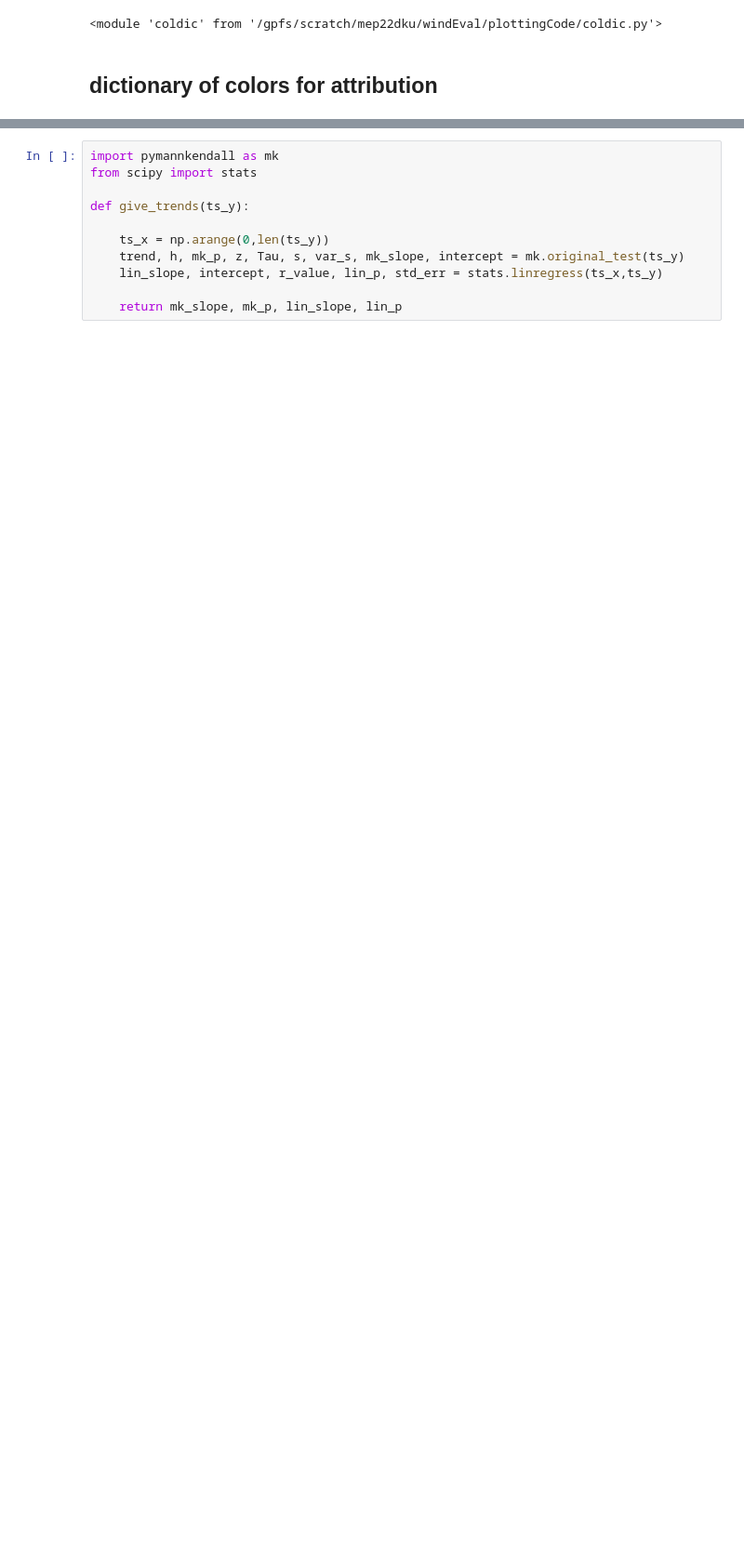
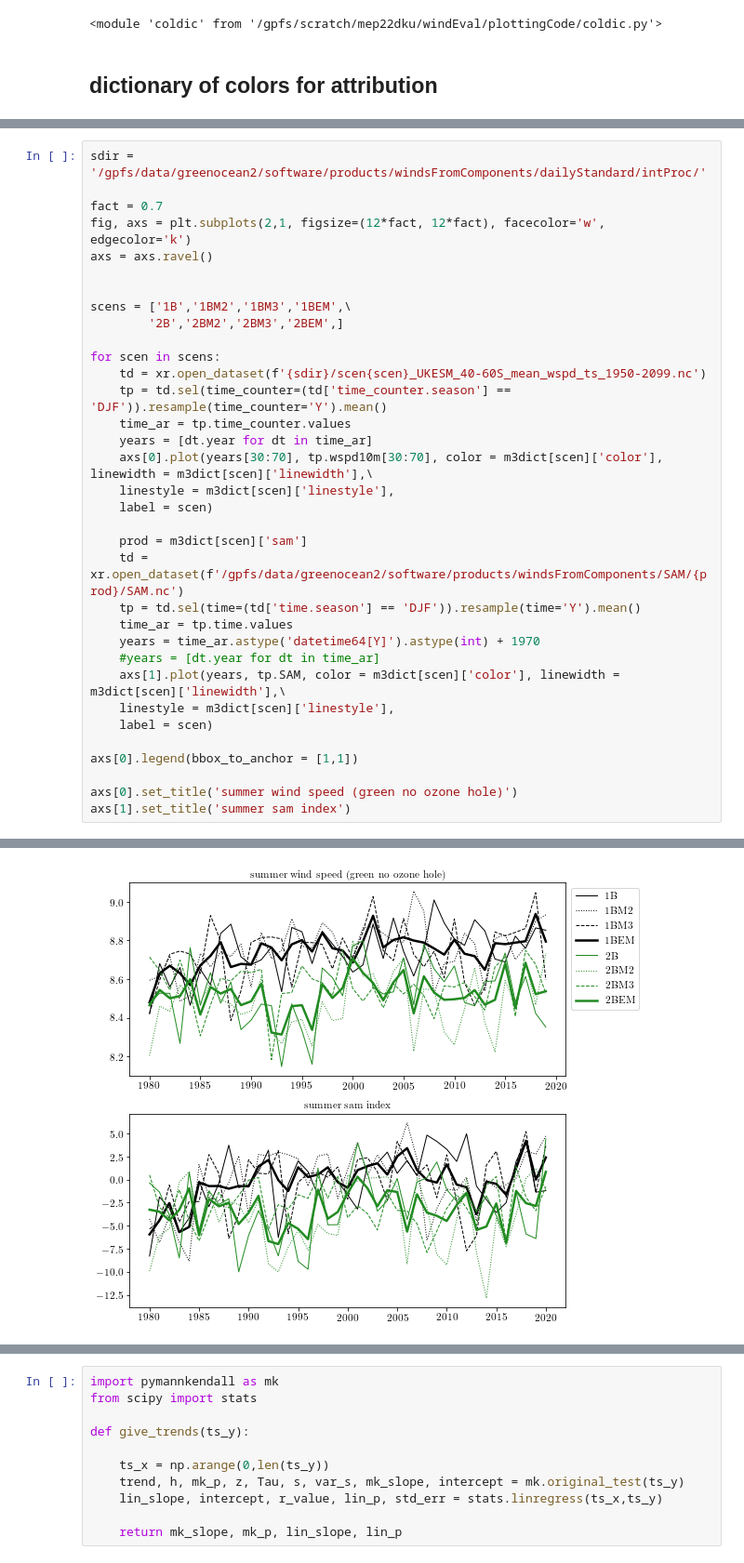
Before and after one commit to tjarnikova/windEval, a Jupyter notebook: plottingCode/fig-attr-wind-sam.ipynb, the cells around one changed output, grey strips where cells are left out. Shown: that part at 93% size. Drawn from its saved outputs; the diff is of its cells as text; blank space fills up the shorter version.

```diff
--- a/plottingCode/fig-attr-wind-sam.ipynb
+++ b/plottingCode/fig-attr-wind-sam.ipynb
@@ -116,0 +88,35 @@ plt.xlim(start_date, end_date)
+# %%
+sdir = '/gpfs/data/greenocean2/software/products/windsFromComponents/dailyStandard/intProc/'
+
+fact = 0.7
+fig, axs = plt.subplots(2,1, figsize=(12*fact, 12*fact), facecolor='w', edgecolor='k')
+axs = axs.ravel()
+
+
+scens = ['1B','1BM2','1BM3','1BEM',\
+        '2B','2BM2','2BM3','2BEM',]
+
+for scen in scens:
+    td = xr.open_dataset(f'{sdir}/scen{scen}_UKESM_40-60S_mean_wspd_ts_1950-2099.nc')
+    tp = td.sel(time_counter=(td['time_counter.season'] == 'DJF')).resample(time_counter='Y').mean()
+    time_ar = tp.time_counter.values
+    years = [dt.year for dt in time_ar]
+    axs[0].plot(years[30:70], tp.wspd10m[30:70], color = m3dict[scen]['color'], linewidth = m3dict[scen]['linewidth'],\
+    linestyle = m3dict[scen]['linestyle'],
+    label = scen)
+
+    prod = m3dict[scen]['sam']
+    td = xr.open_dataset(f'/gpfs/data/greenocean2/software/products/windsFromComponents/SAM/{prod}/SAM.nc')
+    tp = td.sel(time=(td['time.season'] == 'DJF')).resample(time='Y').mean()
+    time_ar = tp.time.values
+    years = time_ar.astype('datetime64[Y]').astype(int) + 1970
+    #years = [dt.year for dt in time_ar]
+    axs[1].plot(years, tp.SAM, color = m3dict[scen]['color'], linewidth = m3dict[scen]['linewidth'],\
+    linestyle = m3dict[scen]['linestyle'],
+    label = scen)
+
+axs[0].legend(bbox_to_anchor = [1,1])
+
+axs[0].set_title('summer wind speed (green no ozone hole)')
+axs[1].set_title('summer sam index')
+# %% [output]
@@ -117 +124,2 @@ plt.xlim(start_date, end_date)
+[figure, added]
 # %% [markdown]
```
Also changed, not shown: parts of 37 cells of this notebook.
